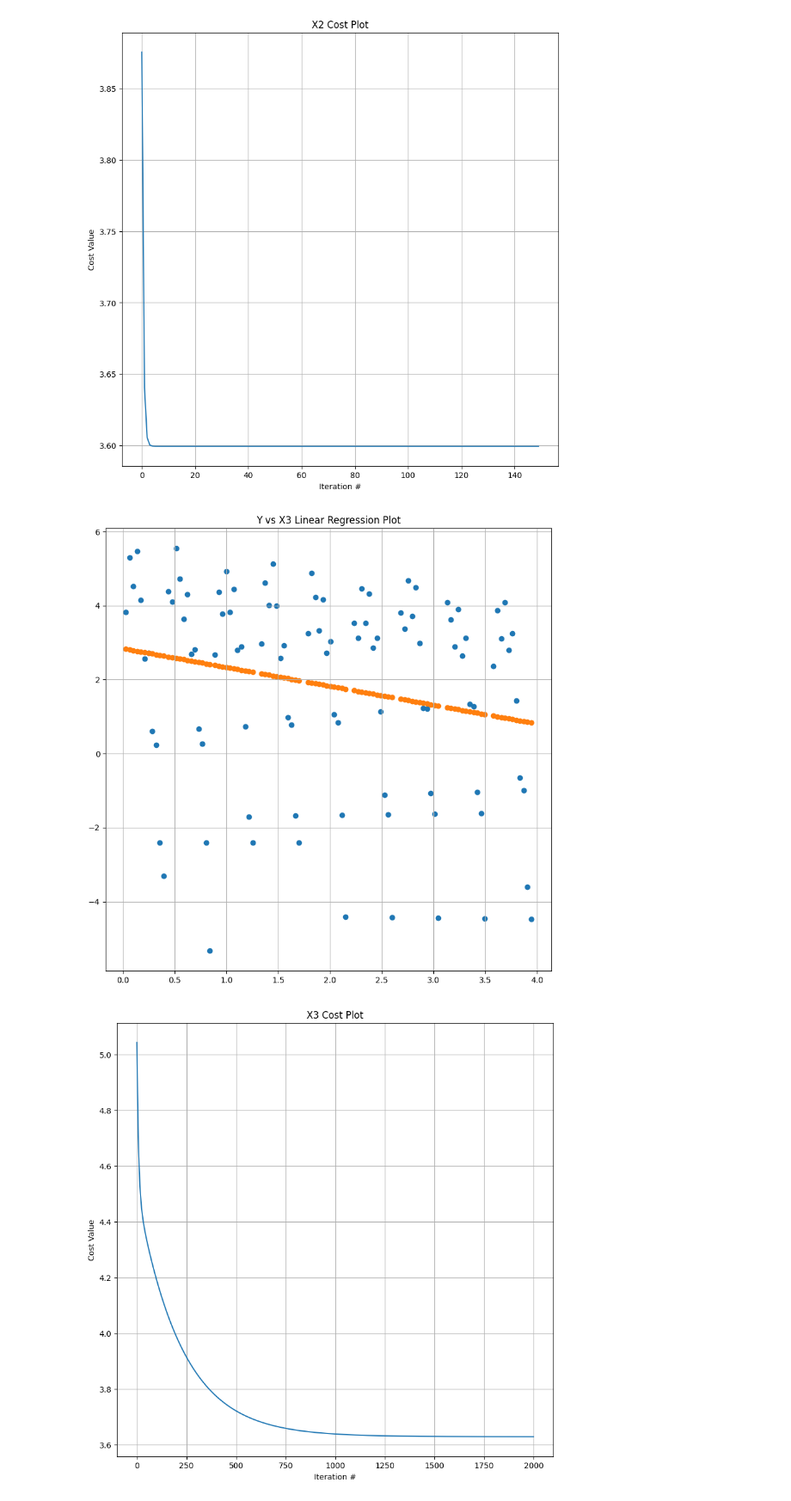
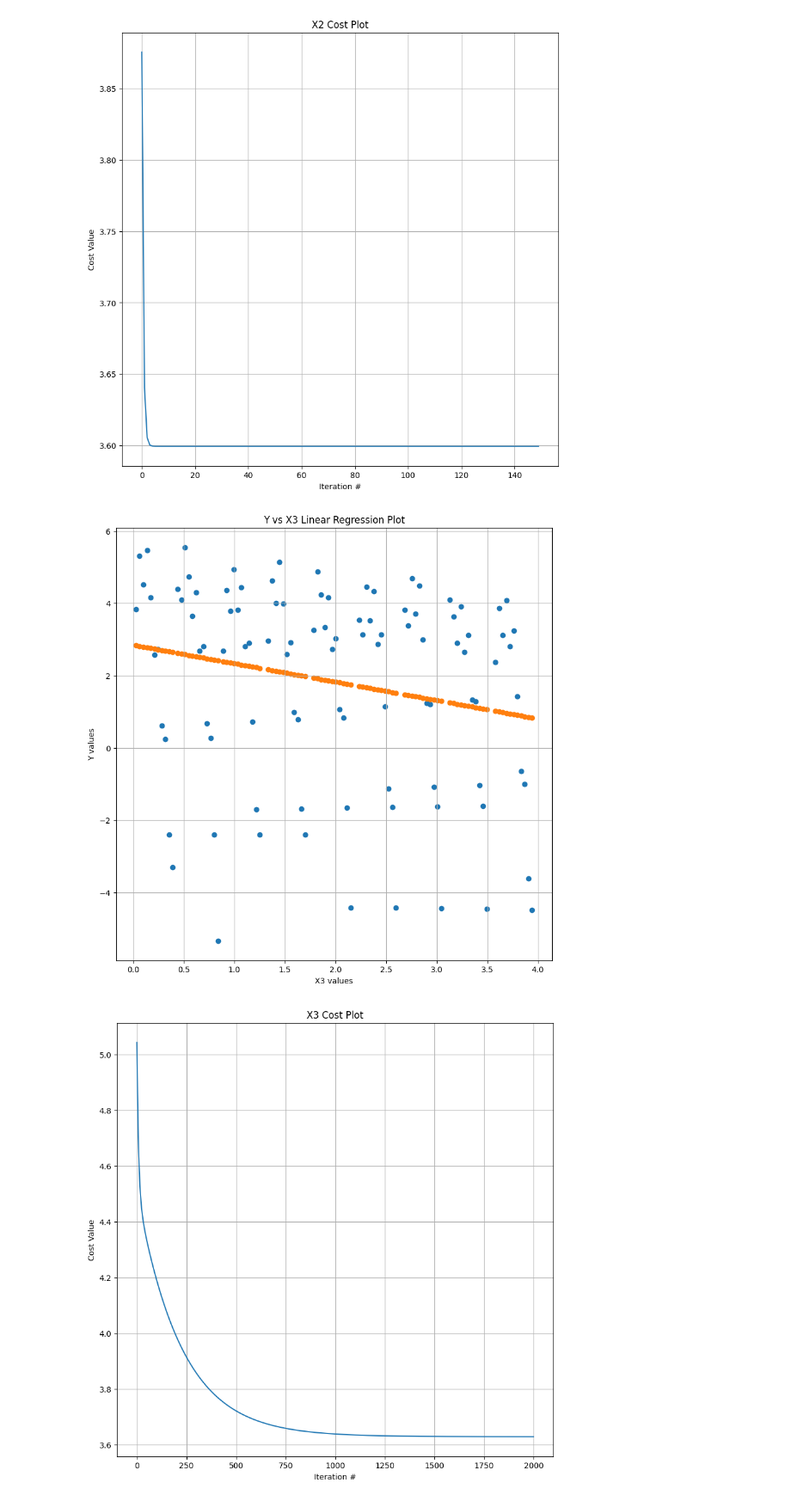
Before and after one commit to chetankodigantiML/ECGR4105-F26, a Jupyter notebook: HW_1.ipynb, the cells around one changed output. Shown at 86% size. Drawn from its saved outputs; the diff is of its cells as text; code cells hidden in the pictures.

```diff
--- a/HW_1.ipynb
+++ b/HW_1.ipynb
@@ -93,12 +93,14 @@ plt.show()
 # %%
 X3_weights, X3_cost = lin_reg(X3, y, 0.01, 2000)
 plt.scatter(X3[:,1], y)
 plt.scatter(X3[: ,1], X3.dot(X3_weights))
 plt.title("Y vs X3 Linear Regression Plot")
+plt.xlabel('X3 values')
+plt.ylabel('Y values')
 plt.grid(True)
 plt.show()
 # %% [output]
-[figure, old version]
+[figure, new version]
 # %%
 plt.plot(X3_cost)
 plt.title("X3 Cost Plot")
```
Also changed, not shown: parts of 1 cell of this notebook.
